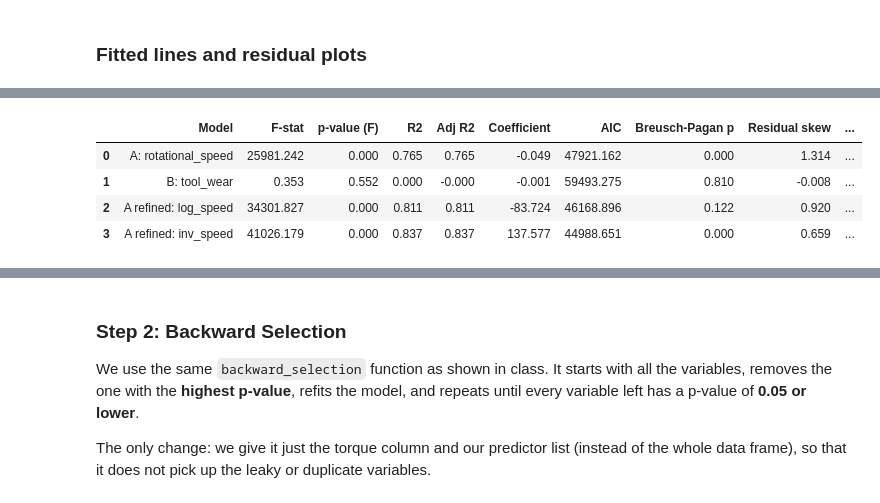
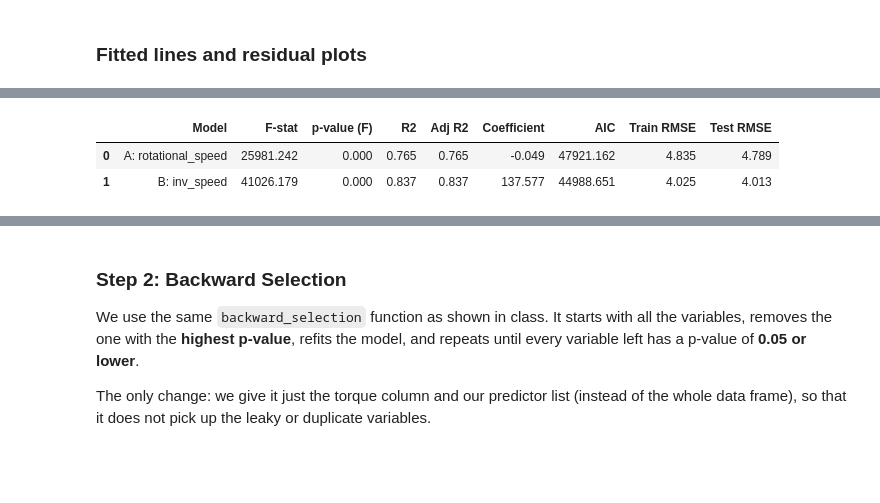
Before and after one commit to DavisenV/Group1-PROG8431-ProblemAnalysis_Workshop_C, a Jupyter notebook: Workshop_C.ipynb, the cells around one changed output, grey strips where cells are left out. Saved outputs shown, nothing was run; the diff lists cells and outputs as text; code cells hidden in the pictures; blank space fills up the shorter version.

```diff
--- a/Workshop_C.ipynb
+++ b/Workshop_C.ipynb
@@ -355,7 +333,6 @@ weather = weather_raw.rename(columns={
 weather_cols = ["outdoor_temp_c", "dew_point_c", "rel_humidity", "precip_mm", "wind_speed_kmh", "station_pressure_kpa"]
 weather = weather[["timestamp"] + weather_cols]
 weather["timestamp"] = pd.to_datetime(weather["timestamp"])
-weather = weather.sort_values("timestamp")      # interpolation needs the rows in time order
 
 print("Missing weather values BEFORE filling:")
 print(weather[weather_cols].isnull().sum())
@@ -373,10 +350,6 @@ demand = demand_raw[["Date", "Hour", "Ontario Demand"]].copy()
 demand["timestamp"] = pd.to_datetime(demand["Date"]) + pd.to_timedelta(demand["Hour"] - 1, unit="h")
 demand = demand[["timestamp", "Ontario Demand"]].rename(columns={"Ontario Demand": "ontario_demand_mw"})
 
-# Each table must have exactly one row per hour, otherwise the merge would duplicate runs
-for name, table in [("weather", weather), ("price", price), ("demand", demand)]:
-    print(f"{name:8s} duplicate timestamps: {table['timestamp'].duplicated().sum()}")
-
 print("\nMissing price values:", price["hoep_price"].isnull().sum(), "| Missing demand values:", demand["ontario_demand_mw"].isnull().sum())
 # %% [output]
 Missing weather values BEFORE filling:
@@ -401,11 +371,10 @@ Missing price values: 0 | Missing demand values: 0
 df_clean["timestamp"] = pd.date_range("2024-01-01 00:00", periods=len(df_clean), freq="h")
 print("First run:", df_clean["timestamp"].min(), "| Last run:", df_clean["timestamp"].max())
 
-# Left joins keep all 10,000 runs; validate="one_to_one" proves no run is duplicated
-rows_before = len(df_clean)
-for table in [weather, price, demand]:
-    df_clean = df_clean.merge(table, on="timestamp", how="left", validate="one_to_one")
-assert len(df_clean) == rows_before, "Merge changed the number of rows!"
+# Left joins keep all 10,000 runs
+df_clean = df_clean.merge(weather, on="timestamp", how="left")
+df_clean = df_clean.merge(price, on="timestamp", how="left")
+df_clean = df_clean.merge(demand, on="timestamp", how="left")
 
 print("Shape after merge:", df_clean.shape)
 print("Missing values after merge:", df_clean.isnull().sum().sum())
@@ -582,7 +550,7 @@ df_clean["failure_type"] = df_clean.apply(label_failure, axis=1)
 
 # Time variables from the timestamp
 df_clean["hour"] = df_clean["timestamp"].dt.hour
-df_clean["day_of_week"] = df_clean["timestamp"].dt.day_of_week      # 0 = Monday, 6 = Sunday
+df_clean["day_of_week"] = df_clean["timestamp"].dt.dayofweek      # 0 = Monday, 6 = Sunday
 df_clean["month"] = df_clean["timestamp"].dt.month
 df_clean["is_weekend"] = (df_clean["day_of_week"] >= 5).astype(int)
 
@@ -1056,5 +1012,5 @@ Test RMSE (Model A): 4.79
 # %%
-slr_b = smf.ols("torque ~ tool_wear", data=train).fit()
+slr_b = smf.ols("torque ~ inv_speed", data=train).fit()
 
 print(slr_b.summary())
 
@@ -1066,7 +1022,6 @@ RMSE_tst_b = np.sqrt(mean_squared_error(test["torque"], pred_test))
 
 print(f"Train RMSE (Model B): {RMSE_trn_b:.2f}")
 print(f"Test RMSE (Model B): {RMSE_tst_b:.2f}")
-print(f"Standard deviation of torque (train): {train['torque'].std():.2f}")
 # %% [output]
                             OLS Regression Results
 ==============================================================================
@@ -1165,30 +1096,19 @@ plt.show()
 # %%
-slr_models = {
-    "A: rotational_speed": (slr_a, RMSE_trn_a, RMSE_tst_a),
-    "B: tool_wear": (slr_b, RMSE_trn_b, RMSE_tst_b),
-    "A refined: log_speed": (slr_log, RMSE_trn_log, RMSE_tst_log),
-    "A refined: inv_speed": (slr_inv, RMSE_trn_inv, RMSE_tst_inv),
-}
-
 slr_compare = pd.DataFrame({
-    "Model": list(slr_models),
-    "F-stat": [m.fvalue for m, _, _ in slr_models.values()],
-    "p-value (F)": [m.f_pvalue for m, _, _ in slr_models.values()],
-    "R2": [m.rsquared for m, _, _ in slr_models.values()],
-    "Adj R2": [m.rsquared_adj for m, _, _ in slr_models.values()],
-    "Coefficient": [m.params.iloc[1] for m, _, _ in slr_models.values()],
-    "AIC": [m.aic for m, _, _ in slr_models.values()],
-    "Breusch-Pagan p": [het_breuschpagan(m.resid, m.model.exog)[1] for m, _, _ in slr_models.values()],
-    "Residual skew": [m.resid.skew() for m, _, _ in slr_models.values()],
-    "Train RMSE": [trn for _, trn, _ in slr_models.values()],
-    "Test RMSE": [tst for _, _, tst in slr_models.values()],
+    "Model": ["A: rotational_speed", "B: inv_speed"],
+    "F-stat": [slr_a.fvalue, slr_b.fvalue],
+    "p-value (F)": [slr_a.f_pvalue, slr_b.f_pvalue],
+    "R2": [slr_a.rsquared, slr_b.rsquared],
+    "Adj R2": [slr_a.rsquared_adj, slr_b.rsquared_adj],
+    "Coefficient": [slr_a.params["rotational_speed"], slr_b.params["inv_speed"]],
+    "AIC": [slr_a.aic, slr_b.aic],
+    "Train RMSE": [RMSE_trn_a, RMSE_trn_b],
+    "Test RMSE": [RMSE_tst_a, RMSE_tst_b]
 })
 
 slr_compare.round(3)
 # %% [output]
-|  | Model | F-stat | p-value (F) | R2 | Adj R2 | Coefficient | AIC | Breusch-Pagan p | Residual skew | ... |
-| 0 | A: rotational_speed | 25981.242 | 0.000 | 0.765 | 0.765 | -0.049 | 47921.162 | 0.000 | 1.314 | ... |
-| 1 | B: tool_wear | 0.353 | 0.552 | 0.000 | -0.000 | -0.001 | 59493.275 | 0.810 | -0.008 | ... |
-| 2 | A refined: log_speed | 34301.827 | 0.000 | 0.811 | 0.811 | -83.724 | 46168.896 | 0.122 | 0.920 | ... |
-| 3 | A refined: inv_speed | 41026.179 | 0.000 | 0.837 | 0.837 | 137.577 | 44988.651 | 0.000 | 0.659 | ... |
+|  | Model | F-stat | p-value (F) | R2 | Adj R2 | Coefficient | AIC | Train RMSE | Test RMSE |
+| 0 | A: rotational_speed | 25981.242 | 0.000 | 0.765 | 0.765 | -0.049 | 47921.162 | 4.835 | 4.789 |
+| 1 | B: inv_speed | 41026.179 | 0.000 | 0.837 | 0.837 | 137.577 | 44988.651 | 4.025 | 4.013 |
 # %% [markdown]
```
Also changed, not shown: parts of 43 cells of this notebook, 1 other file.
